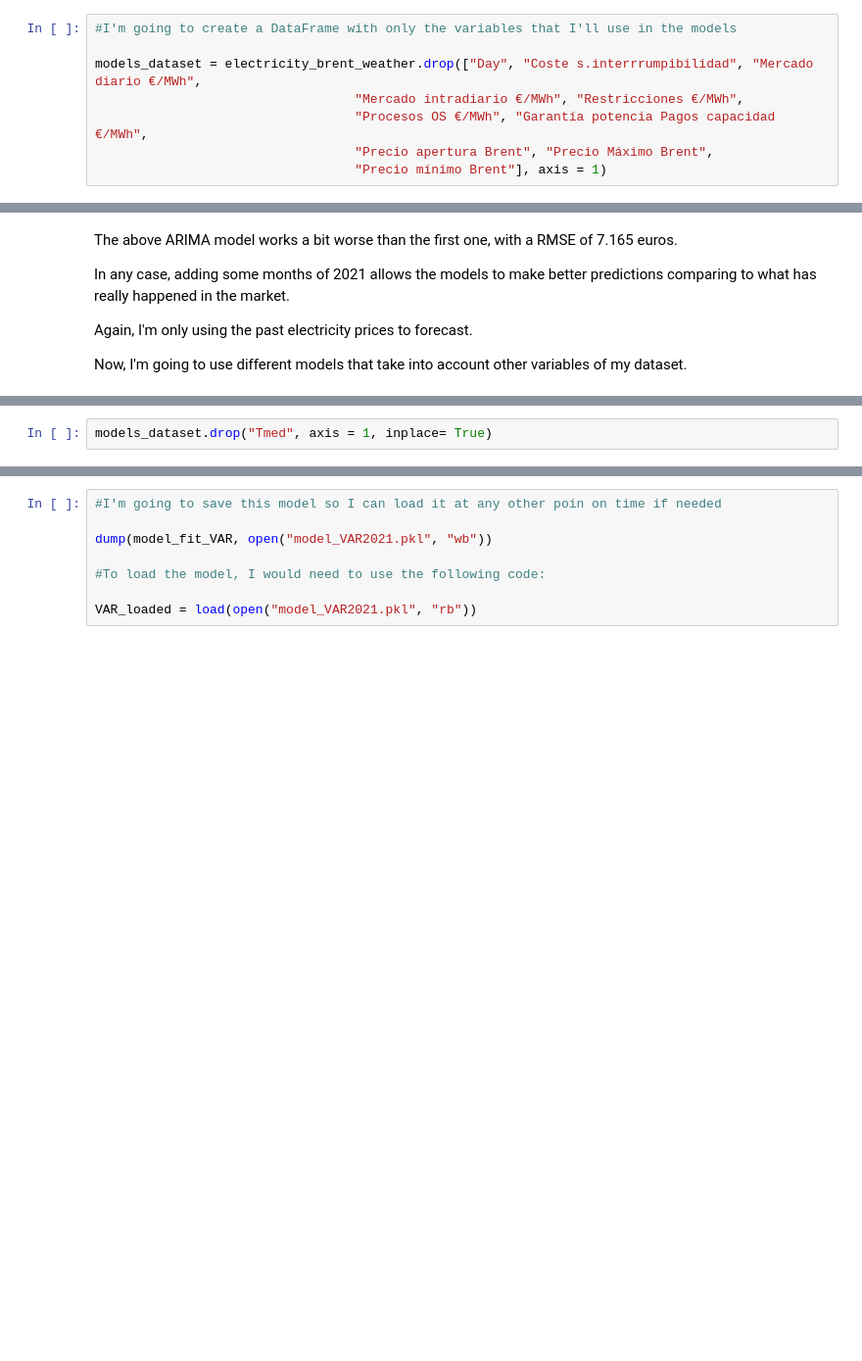
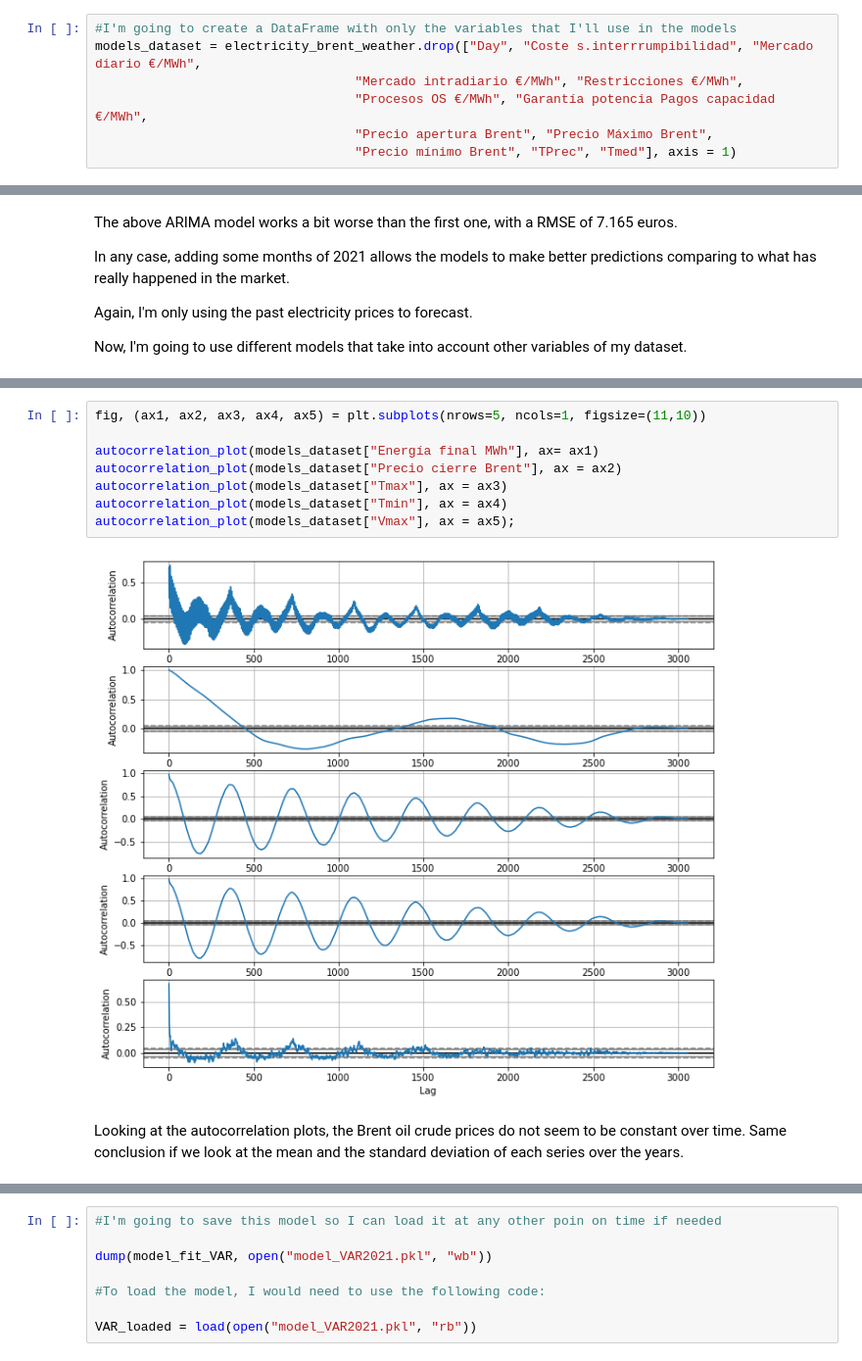
Before and after one commit to PaulaCervilla/Electricity-prices-predictions-in-Spain---Data-Science-TFM, a Jupyter notebook: TFM Precio electricidad - Modelling - 2013-2021.ipynb, the cells around one changed output, grey strips where cells are left out. Shown at 98% size. Saved outputs shown, nothing was run; the diff lists cells and outputs as text; blank space fills up the shorter version.

```diff
--- a/TFM Precio electricidad - Modelling - 2013-2021.ipynb
+++ b/TFM Precio electricidad - Modelling - 2013-2021.ipynb
@@ -151,9 +151,8 @@ d: The number of times that the raw observations are differenced, also called th
 q: The size of the moving average window, also called the order of moving average.
 # %%
 #I'm going to create a DataFrame with only the variables that I'll use in the models
-
 models_dataset = electricity_brent_weather.drop(["Day", "Coste s.interrrumpibilidad", "Mercado diario €/MWh",
                                   "Mercado intradiario €/MWh", "Restricciones €/MWh",
                                   "Procesos OS €/MWh", "Garantía potencia Pagos capacidad €/MWh",
                                   "Precio apertura Brent", "Precio Máximo Brent",
-                                  "Precio mínimo Brent"], axis = 1)
+                                  "Precio mínimo Brent", "TPrec", "Tmed"], axis = 1)
@@ -924,2 +881,0 @@ I'm firstly going to delete the mean temperature from my models_dataset, because
-# %%
-models_dataset.drop("Tmed", axis = 1, inplace= True)
@@ -925,0 +956,12 @@ models_dataset.drop("Tmed", axis = 1, inplace= True)
+# %%
+fig, (ax1, ax2, ax3, ax4, ax5) = plt.subplots(nrows=5, ncols=1, figsize=(11,10))
+
+autocorrelation_plot(models_dataset["Energía final MWh"], ax= ax1)
+autocorrelation_plot(models_dataset["Precio cierre Brent"], ax = ax2)
+autocorrelation_plot(models_dataset["Tmax"], ax = ax3)
+autocorrelation_plot(models_dataset["Tmin"], ax = ax4)
+autocorrelation_plot(models_dataset["Vmax"], ax = ax5);
+# %% [output]
+[figure, added]
+# %% [markdown]
+Looking at the autocorrelation plots, the Brent oil crude prices do not seem to be constant over time. Same conclusion if we look at the mean and the standard deviation of each series over the years.
```
Also changed, not shown: parts of 60 cells of this notebook.
